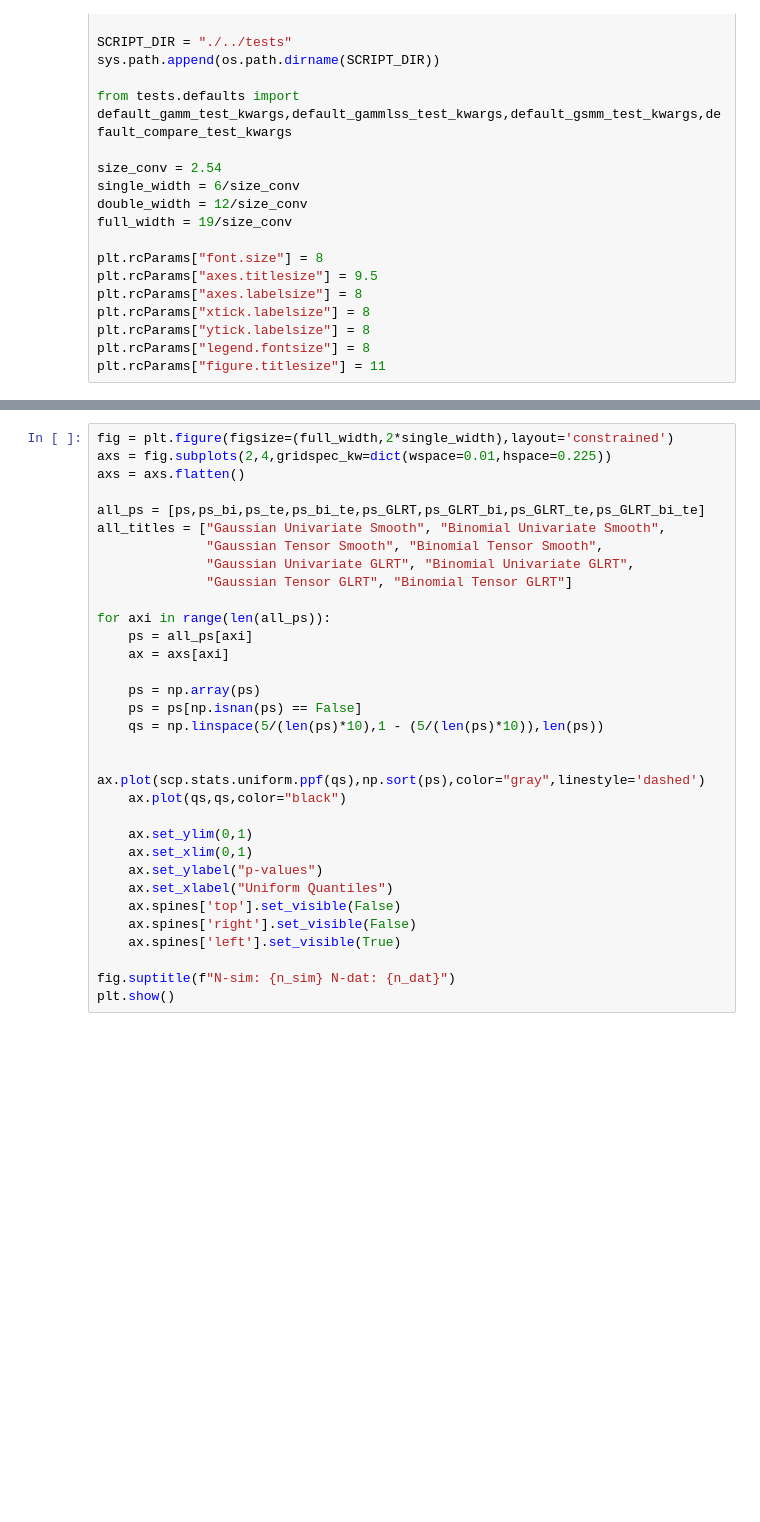
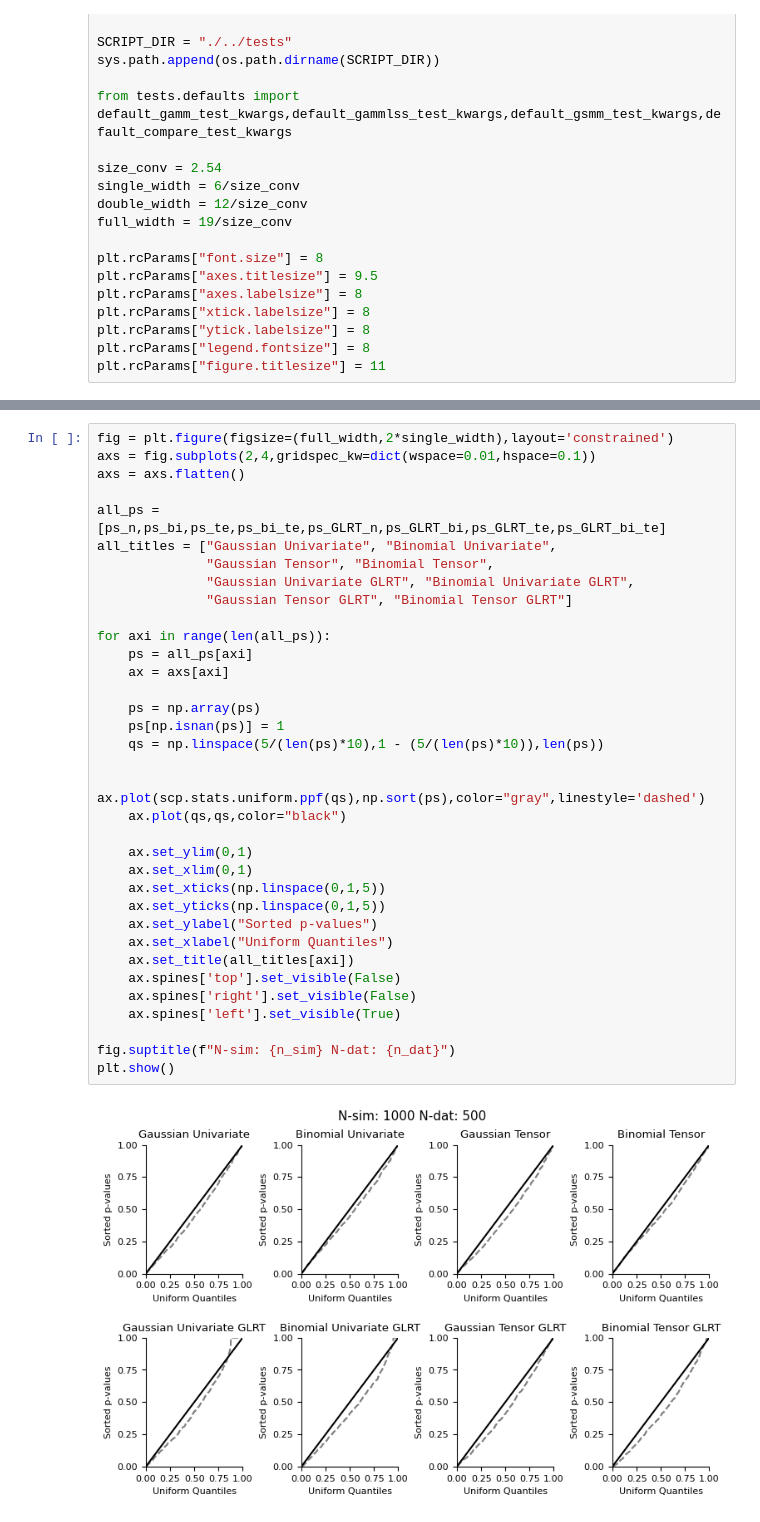
Before and after one commit to JoKra1/mssm, a Jupyter notebook: sim_tests/sim_p_values.ipynb, the cells around one changed output, grey strips where cells are left out. Cells and saved outputs as stored; diff of their text form; blank space fills up the shorter version.

```diff
--- a/sim_tests/sim_p_values.ipynb
+++ b/sim_tests/sim_p_values.ipynb
@@ -115,33 +117,38 @@ for simi in tqdm(range(n_sim)):
     ps_bi_te.append(pss[0])
 # %%
 fig = plt.figure(figsize=(full_width,2*single_width),layout='constrained')
-axs = fig.subplots(2,4,gridspec_kw=dict(wspace=0.01,hspace=0.225))
+axs = fig.subplots(2,4,gridspec_kw=dict(wspace=0.01,hspace=0.1))
 axs = axs.flatten()
 
-all_ps = [ps,ps_bi,ps_te,ps_bi_te,ps_GLRT,ps_GLRT_bi,ps_GLRT_te,ps_GLRT_bi_te]
-all_titles = ["Gaussian Univariate Smooth", "Binomial Univariate Smooth",
-              "Gaussian Tensor Smooth", "Binomial Tensor Smooth",
+all_ps = [ps_n,ps_bi,ps_te,ps_bi_te,ps_GLRT_n,ps_GLRT_bi,ps_GLRT_te,ps_GLRT_bi_te]
+all_titles = ["Gaussian Univariate", "Binomial Univariate",
+              "Gaussian Tensor", "Binomial Tensor",
               "Gaussian Univariate GLRT", "Binomial Univariate GLRT",
               "Gaussian Tensor GLRT", "Binomial Tensor GLRT"]
 
 for axi in range(len(all_ps)):
     ps = all_ps[axi]
     ax = axs[axi]
 
     ps = np.array(ps)
-    ps = ps[np.isnan(ps) == False]
+    ps[np.isnan(ps)] = 1
     qs = np.linspace(5/(len(ps)*10),1 - (5/(len(ps)*10)),len(ps))
 
     ax.plot(scp.stats.uniform.ppf(qs),np.sort(ps),color="gray",linestyle='dashed')
     ax.plot(qs,qs,color="black")
 
     ax.set_ylim(0,1)
     ax.set_xlim(0,1)
-    ax.set_ylabel("p-values")
+    ax.set_xticks(np.linspace(0,1,5))
+    ax.set_yticks(np.linspace(0,1,5))
+    ax.set_ylabel("Sorted p-values")
     ax.set_xlabel("Uniform Quantiles")
+    ax.set_title(all_titles[axi])
     ax.spines['top'].set_visible(False)
     ax.spines['right'].set_visible(False)
     ax.spines['left'].set_visible(True)
 
 fig.suptitle(f"N-sim: {n_sim} N-dat: {n_dat}")
 plt.show()
+# %% [output]
+[figure, added]
```
Also changed, not shown: parts of 1 cell of this notebook, 4 other files.
